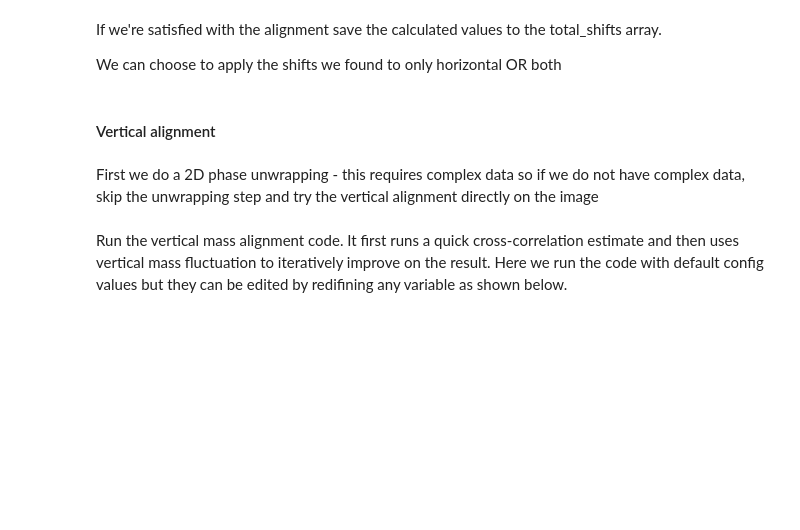
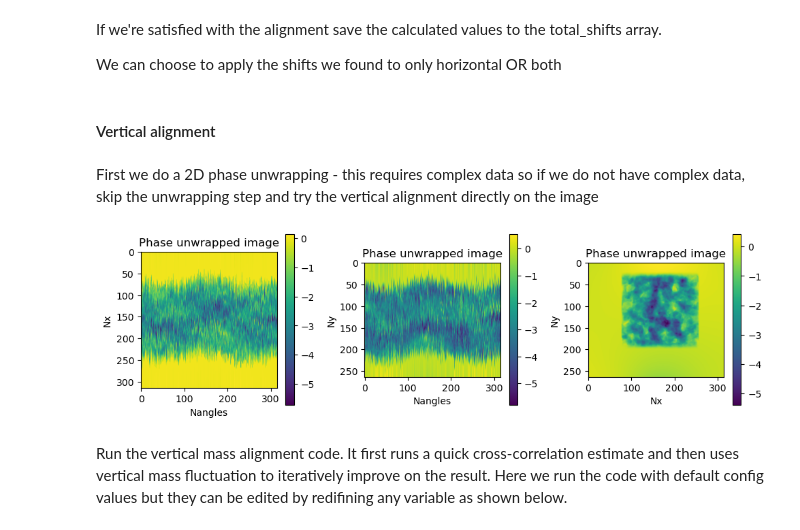
Before and after one commit to TomographicImaging/PtychographyAlignment, a Jupyter notebook: applications/alignment_pipeline.ipynb, the cells around one changed output. Drawn from its saved outputs; the diff is of its cells as text; code cells hidden in the pictures; blank space fills up the shorter version.

```diff
--- a/applications/alignment_pipeline.ipynb
+++ b/applications/alignment_pipeline.ipynb
@@ -9,7 +14,10 @@ import utilities as utils
 # %% [markdown]
 #### Load data
 # %%
-folder = '/mnt/share/ALC_ptychography_alignment/Experimental/connor_wright'
-file = folder + '/scan_275019_275199_tomo_complex.nxs'
-img, theta, _ = utils.io_tools.load_data(file, data_key= '/entry1/data', angle_key = '/entry1/rotation_angle')
-img = img.transpose((1,2,0)) # transpose to shape [Ny, Nx, Nangles]
+# folder = '/mnt/share/ALC_ptychography_alignment/Experimental/connor_wright'
+# folder = '/dls/i13-1/data/2025/cm40629-5/processing/ptycho-tomo_alignment/i14_example_dataset/'
+folder = '/dls/i13-1/data/2025/cm40629-5/processing/ptycho-tomo_alignment/example_dataset/'
+file = folder + '/example_data.h5' #'/scan_275019_275199_tomo_complex.nxs'
+# img, theta, _ = utils.io_tools.load_data(file, data_key= '/entry1/data', angle_key = '/entry1/rotation_angle')
+img, theta, _ = utils.io_tools.load_data(file, data_key='stack_object', angle_key = 'theta')
+# img = img.transpose((1,2,0)) # transpose to shape [Ny, Nx, Nangles]
@@ -23,10 +39,10 @@ utils.display_tools.plot_3axes(img.real, array_name='', data_order=['Ny', 'Nx','
 Next choose a range to crop in vertical (Ny) and horizontal (Nx)
 # %%
 [Ny, Nx, Nangles] = img.shape
-Ny_start = 83
+Ny_start = 10
 Ny_stop = Ny-Ny_start
 
-Nx_start = 66
+Nx_start = 10
 Nx_stop = Nx-Nx_start
 
 utils.display_tools.plot_crop(img.real, Nx_start, Nx_stop, Ny_start, Ny_stop, Nangles)
@@ -51,10 +71,12 @@ shift_total[:,0] = shift_total[:,0] + shift_correlation[:,0] # only apply horizo
 # %% [markdown]
 First we do a 2D phase unwrapping - this requires complex data so if we do not have complex data, skip the unwrapping step and try the vertical alignment directly on the image
 # %%
-phase, residuals = utils.phase_tools.unwrap2D_fft2(img[Ny_start:Ny_stop,Nx_start:Nx_stop,:], empty_region=(50,50))
+phase, residuals = utils.phase_tools.unwrap2D_fft2(img[Ny_start:Ny_stop,Nx_start:Nx_stop,:], empty_region=(20,20))
 phase=phase.real
 
 utils.display_tools.plot_3axes(phase, 'Phase unwrapped image', ['Ny','Nx','Nangles'])
+# %% [output]
+[figure, added]
 # %% [markdown]
 Run the vertical mass alignment code. It first runs a quick cross-correlation estimate and then uses vertical mass fluctuation to iteratively improve on the result.
 Here we run the code with default config values but they can be edited by redifining any variable as shown below.
```
Also changed, not shown: parts of 14 cells of this notebook, 2 other files.
